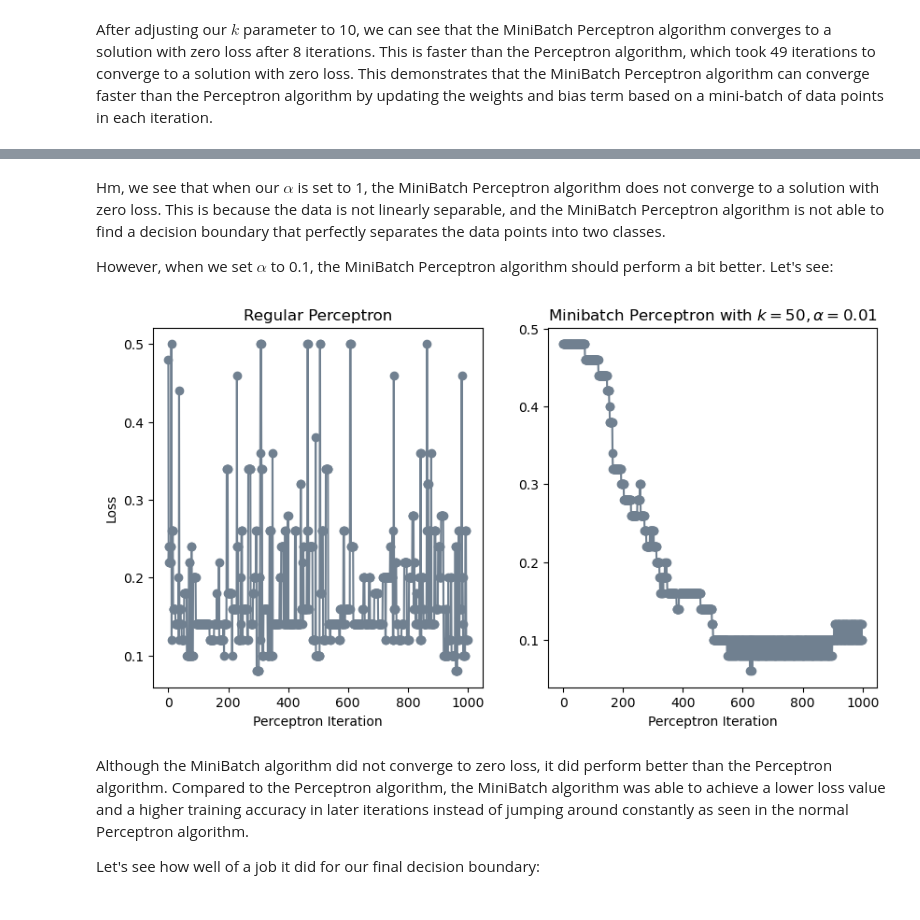
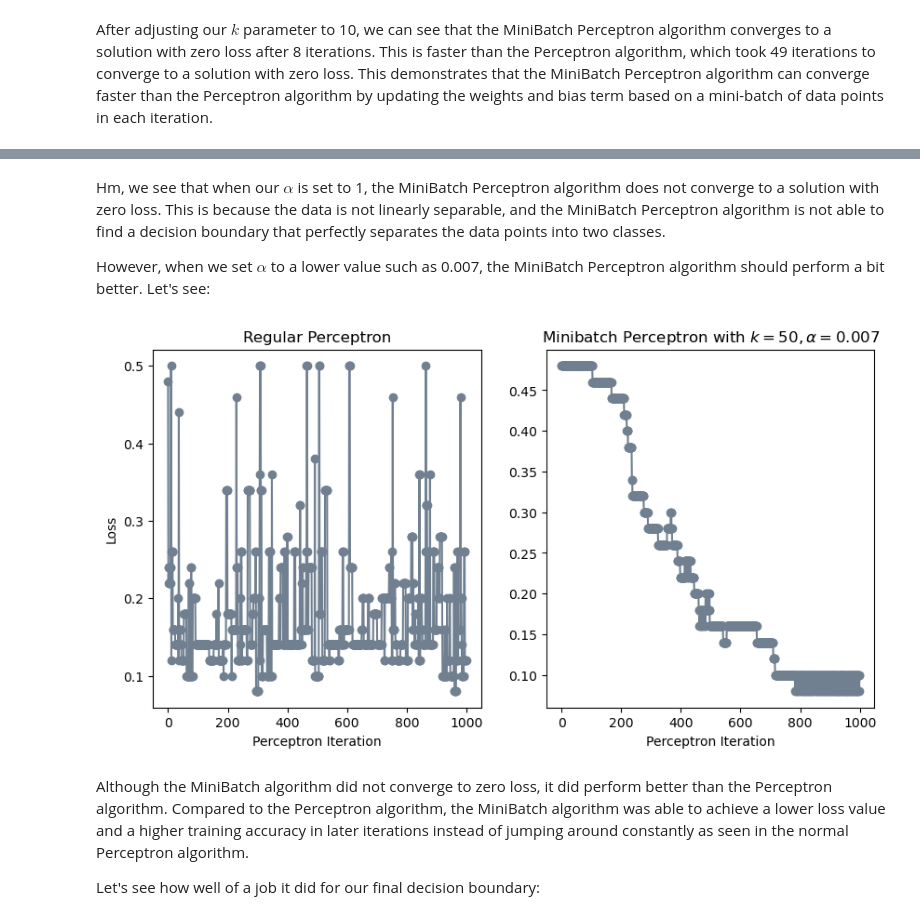
Before and after one commit to ItsDwood/itsdwood.github.io, a Jupyter notebook: posts/perceptron-post/index.ipynb, the cells around one changed output, grey strips where cells are left out. Cells and saved outputs as stored; diff of their text form; code cells hidden in the pictures.

```diff
--- a/posts/perceptron-post/index.ipynb
+++ b/posts/perceptron-post/index.ipynb
@@ -485,26 +485,26 @@ ax[1].set_xlabel("Perceptron Iteration");
 # %% [markdown]
 Hm, we see that when our $\alpha$ is set to 1, the MiniBatch Perceptron algorithm does not converge to a solution with zero loss. This is because the data is not linearly separable, and the MiniBatch Perceptron algorithm is not able to find a decision boundary that perfectly separates the data points into two classes.
 
-However, when we set $\alpha$ to 0.1, the MiniBatch Perceptron algorithm should perform a bit better. Let's see:
+However, when we set $\alpha$ to a lower value such as 0.007, the MiniBatch Perceptron algorithm should perform a bit better. Let's see:
 # %%
 # Fit models
-loss_vec, mb_loss_vec, p_w, mb_p_w = experiment(X = X_nls, y = y_nls, k = 50, alpha = 0.01)
+loss_vec, mb_loss_vec, p_w, mb_p_w = experiment(X = X_nls, y = y_nls, k = 50, alpha = 0.007)
 
 # Create plots
 fig, ax = plt.subplots(1, 2, figsize = (10, 5))
 ax[0].plot(loss_vec, color = "slategrey")
 ax[0].scatter(torch.arange(len(loss_vec)), loss_vec, color = "slategrey")
 ax[1].plot(mb_loss_vec, color = "slategrey")
 ax[1].scatter(torch.arange(len(mb_loss_vec)), mb_loss_vec, color = "slategrey")
 
 # Add labels
 ax[0].set_title("Regular Perceptron")
-ax[1].set_title("Minibatch Perceptron with $k = 50, \\alpha = 0.01$")
+ax[1].set_title("Minibatch Perceptron with $k = 50, \\alpha = 0.007$")
 ax[0].set_xlabel("Perceptron Iteration")
 ax[0].set_ylabel("Loss")
 ax[1].set_xlabel("Perceptron Iteration");
 # %% [output]
-[figure, old version]
+[figure, new version]
 # %% [markdown]
 Although the MiniBatch algorithm did not converge to zero loss, it did perform better than the Perceptron algorithm. Compared to the Perceptron algorithm, the MiniBatch algorithm was able to achieve a lower loss value and a higher training accuracy in later iterations instead of jumping around constantly as seen in the normal Perceptron algorithm.
 
```
Also changed, not shown: parts of 6 cells of this notebook, 7 other files.
